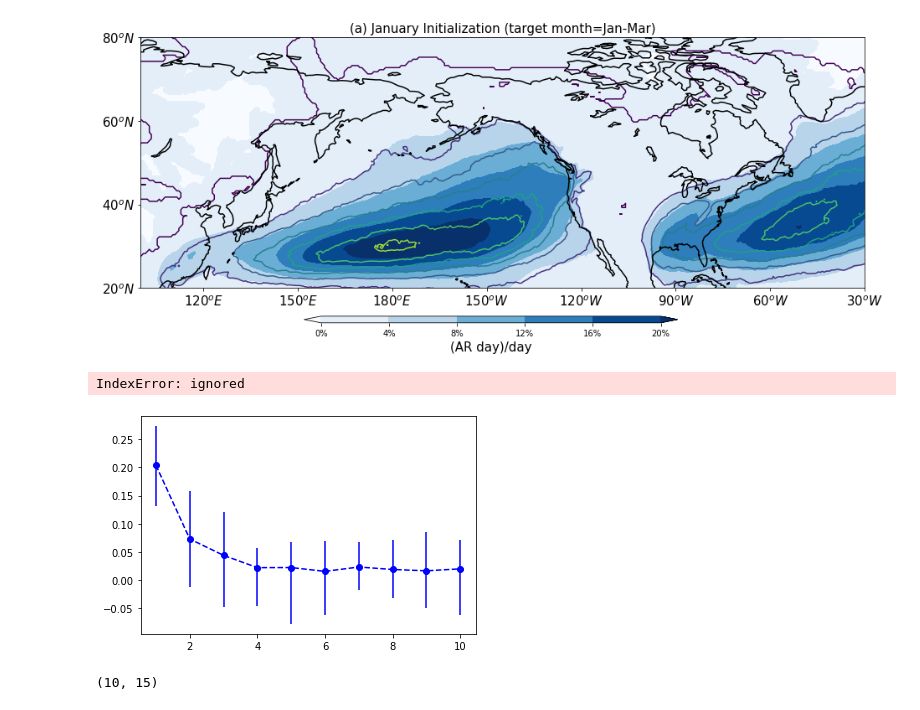
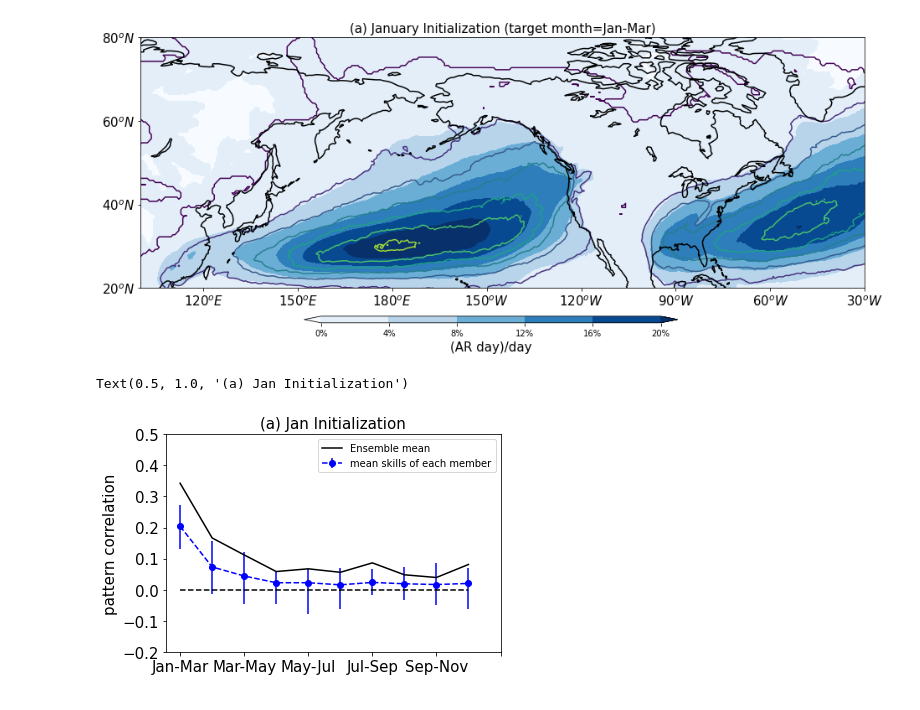
Before and after one commit to kuiper2000/kuiper2000.github.io, a Jupyter notebook: publication/AR_seasonal_prediction/PNAS_data.ipynb, the cells around one changed output. Drawn from its saved outputs; the diff is of its cells as text; code cells hidden in the pictures.

Commit message:
Initial commit

```diff
--- a/publication/AR_seasonal_prediction/PNAS_data.ipynb
+++ b/publication/AR_seasonal_prediction/PNAS_data.ipynb
@@ -242,48 +242,26 @@ Text(0.5, 0, '(AR day)/day')
 # %%
 #load file for Figure 2
 url             ='https://github.com/kuiper2000/kuiper2000.github.io/raw/master/publication/AR_seasonal_prediction/FIG2.npz'
 filename        = wget.download(url)
 data            = np.load('/content/FIG2.npz')
 Jan_skill       = data['Jan_skill']
 Apr_skill       = data['Apr_skill']
 Jul_skill       = data['Jul_skill']
 Oct_skill       = data['Oct_skill']
 
 x_axis      = np.arange(1,11,1)
 fig=plt.figure()
 lower_bound = Jan_skill[:,0:15].mean(axis=1)-Jan_skill[:,0:15].min(axis=1)
 upper_bound = Jan_skill[:,0:15].max(axis=1)-Jan_skill[:,0:15].mean(axis=1)
 plt.errorbar(x_axis, Jan_skill[:,0:14].mean(axis=1), yerr=[lower_bound, upper_bound], fmt='--o',color='b')
 plt.plot(x_axis,Jan_skill[:,15],'k')
-#plt.plot(x_axis,criteria[0,0:10], color='gray')
-plt.legend(['Ensemble mean','1% significance level','mean skills of each member'],fontsize=10)
+plt.legend(['Ensemble mean','mean skills of each member'],fontsize=10)
 plt.plot(x_axis,x_axis*0,'k--')
-#plt.plot(x_axis,x_axis/x_axis*np.nanpercentile(boot_strapping[:,],99.5), color='gray')
-#plt.plot(x_axis,criteria[0,0:10]+0.01, color='gray')
-#plt.text(5,0.12,'1% significance level')
 plt.xticks(np.arange(1,12,2), ('Jan-Mar','Mar-May','May-Jul','Jul-Sep','Sep-Nov'),fontsize=15)
 plt.yticks(np.arange(-0.2,0.6,0.1),fontsize=15)
 plt.ylim(-0.2, 0.5)
 plt.ylabel('pattern correlation',fontsize=15)
 plt.title('(a) Jan Initialization',fontsize=15)
-
-#         Jan_skill       = Jan_skill,\
-#         Jan_lower_bound = Jan_lower_bound,\
-#         Jan_upper_bound = Jan_upper_bound,\
-#         Apr_skill       = Apr_skill,\
-#         Apr_lower_bound = Apr_lower_bound,\
-#         Apr_upper_bound = Apr_upper_bound,\
-#         Jul_skill       = Jul_skill,\
-#         Jul_lower_bound = Jul_lower_bound,\
-#         Jul_upper_bound = Jul_upper_bound,\
-#         Oct_skill       = Oct_skill,\
-#         Oct_lower_bound = Oct_lower_bound,\
-#         Oct_upper_bound = Oct_upper_bound,\
-#         criteria        = criteria
 # %% [output]
-IndexError: ignored
+Text(0.5, 1.0, '(a) Jan Initialization')
-[figure, old version]
+[figure, new version]
-# %%
-np.shape(Jan_skill)
-# %% [output]
-(10, 15)
```
Also changed, not shown: parts of 4 cells of this notebook, 1 other file.
